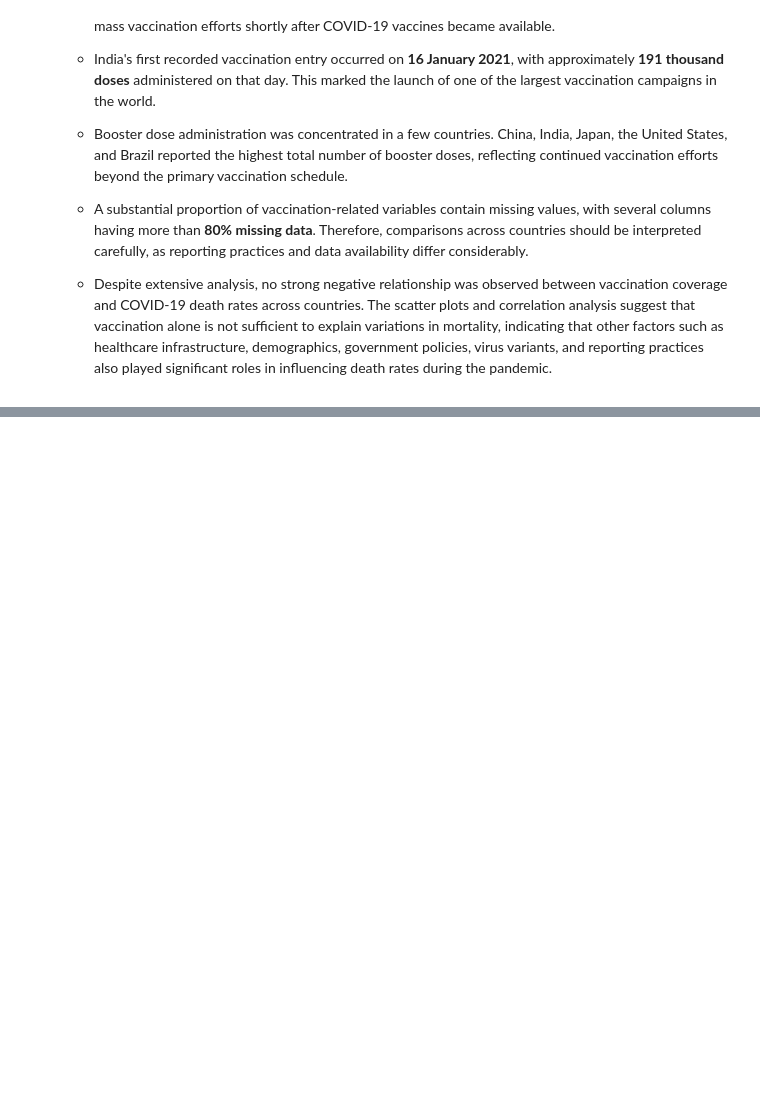
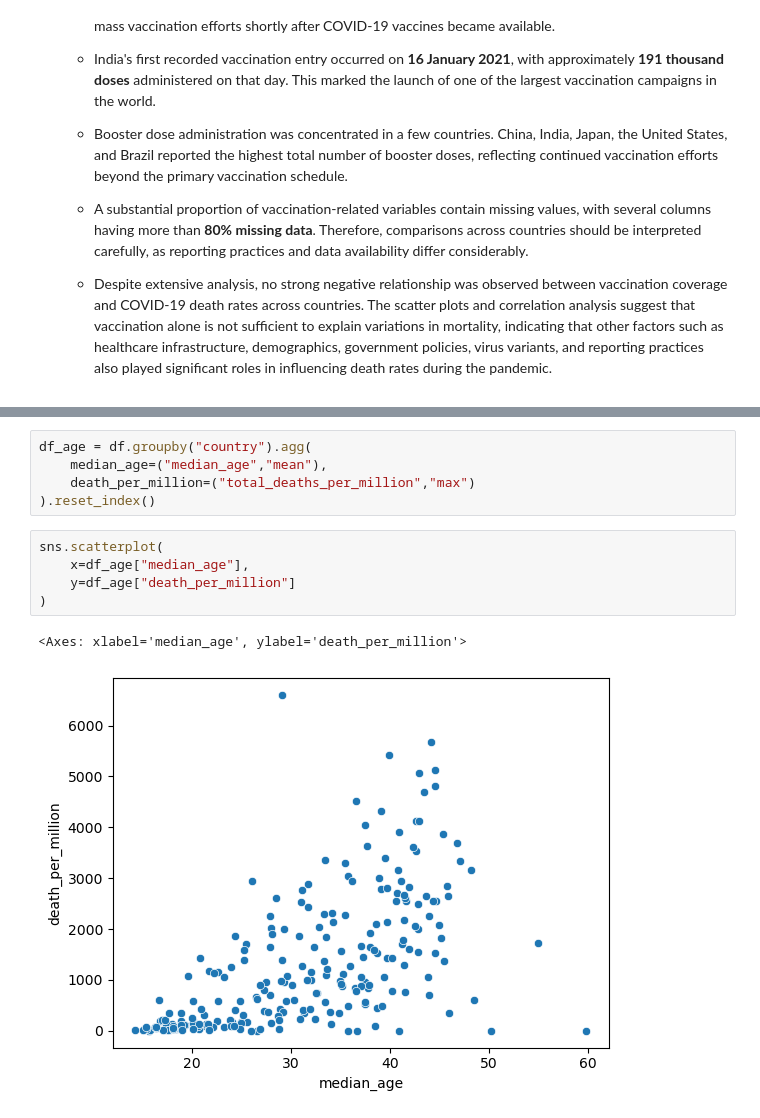
Before and after one commit to Polly49/COVID-19-Global-Data-Analysis, a Jupyter notebook: notebooks/covid_eda.ipynb, the cells around one changed output, grey strips where cells are left out. Cells and saved outputs as stored; diff of their text form; blank space fills up the shorter version.

```diff
--- a/notebooks/covid_eda.ipynb
+++ b/notebooks/covid_eda.ipynb
@@ -728,0 +839,13 @@ df_analyse_vaccine[
+# %%
+df_age = df.groupby("country").agg(
+    median_age=("median_age","mean"),
+    death_per_million=("total_deaths_per_million","max")
+).reset_index()
+# %%
+sns.scatterplot(
+    x=df_age["median_age"],
+    y=df_age["death_per_million"]
+)
+# %% [output]
+<Axes: xlabel='median_age', ylabel='death_per_million'>
+[figure, added]
```
Also changed, not shown: parts of 13 cells of this notebook.
